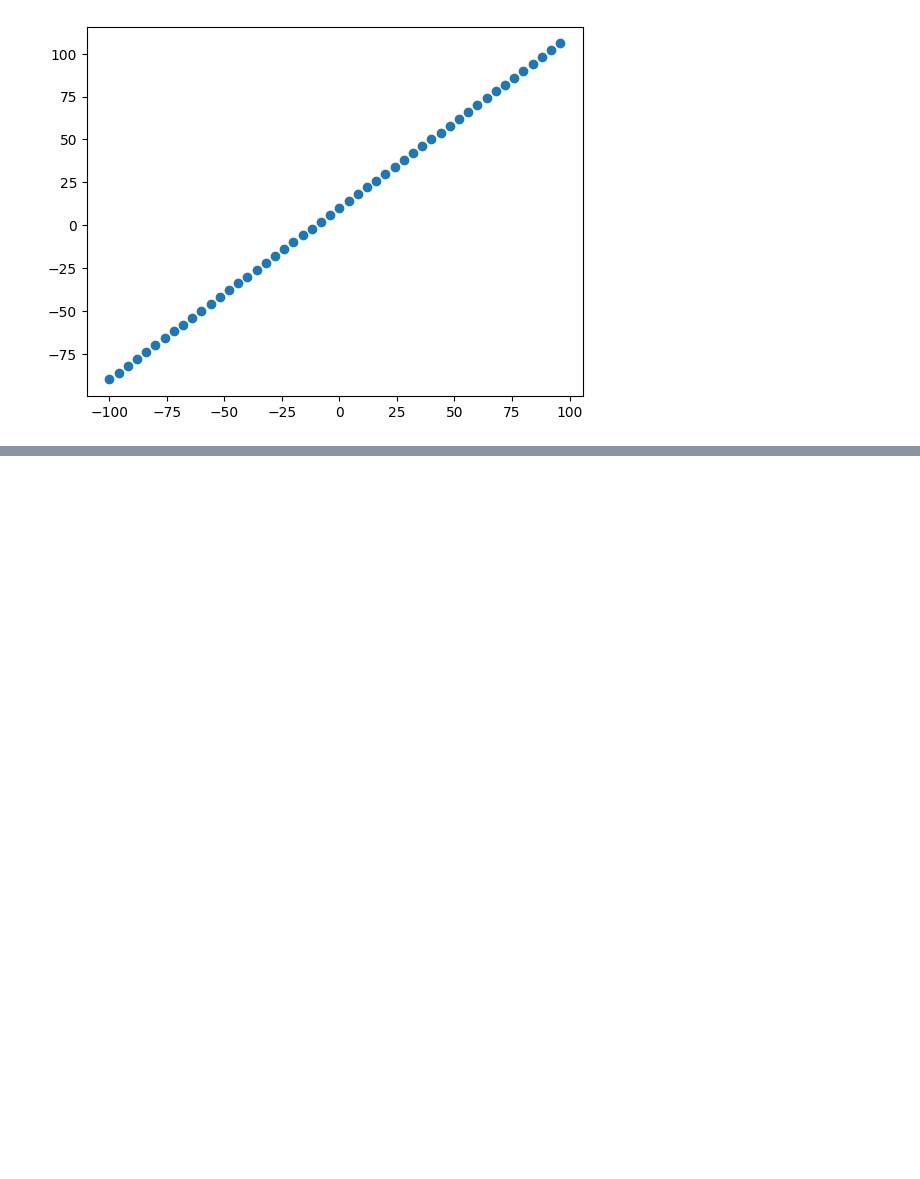
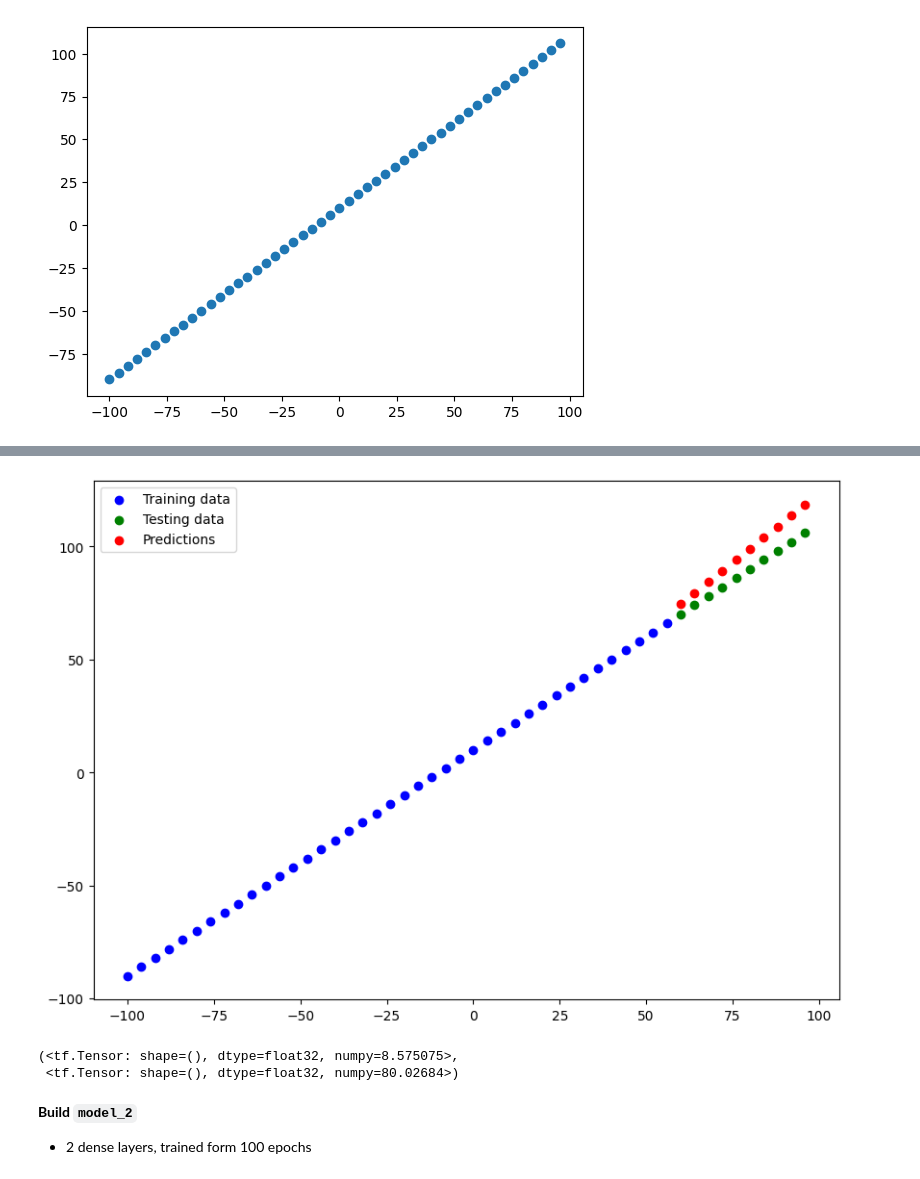
Before and after one commit to miller00315/ia_studies, a Jupyter notebook: 01_neural_network_regression_with_tensorflow.ipynb, the cells around one changed output, grey strips where cells are left out. Cells and saved outputs as stored; diff of their text form; code cells hidden in the pictures; blank space fills up the shorter version.

```diff
--- a/01_neural_network_regression_with_tensorflow.ipynb
+++ b/01_neural_network_regression_with_tensorflow.ipynb
@@ -382,0 +692,19 @@ plt.scatter(X, y);
+# %%
+import numpy as np
+
+# Set random seed
+tf.random.set_seed(42)
+
+# 1. Create the model
+model_1 = tf.keras.Sequential([
+    tf.keras.layers.Dense(1)
+  ])
+
+# 2. Compile  the model
+
+model_1.compile(loss=tf.keras.losses.mae,
+                optimizer=tf.keras.optimizers.SGD(),
+                metrics=["mae"])
+
+# 3. Fit the model
+model_1.fit(np.reshape(X_train, (-1, 1)), y_train, epochs=100, verbose=0)
@@ -382,0 +727,5 @@ plt.scatter(X, y);
+# %%
+# Make a plot of predictions model_1
+y_preds_1 = model_1.predict(X_test)
+
+y_preds_1
@@ -382,0 +744,18 @@ plt.scatter(X, y);
+# %%
+plot_predictions(predictions=y_preds_1)
+# %% [output]
+[figure, added]
+# %%
+# Calculate model_1 evaluation metrics
+
+mae_1 = mae(y_test, tf.squeeze(y_preds_1))
+mse_1 = mse(y_test, tf.squeeze(y_preds_1))
+
+mae_1, mse_1
+# %% [output]
+(<tf.Tensor: shape=(), dtype=float32, numpy=8.575075>,
+ <tf.Tensor: shape=(), dtype=float32, numpy=80.02684>)
+# %% [markdown]
+**Build `model_2`**
+
+* 2 dense layers, trained form 100 epochs
```
Also changed, not shown: parts of 56 cells of this notebook.
